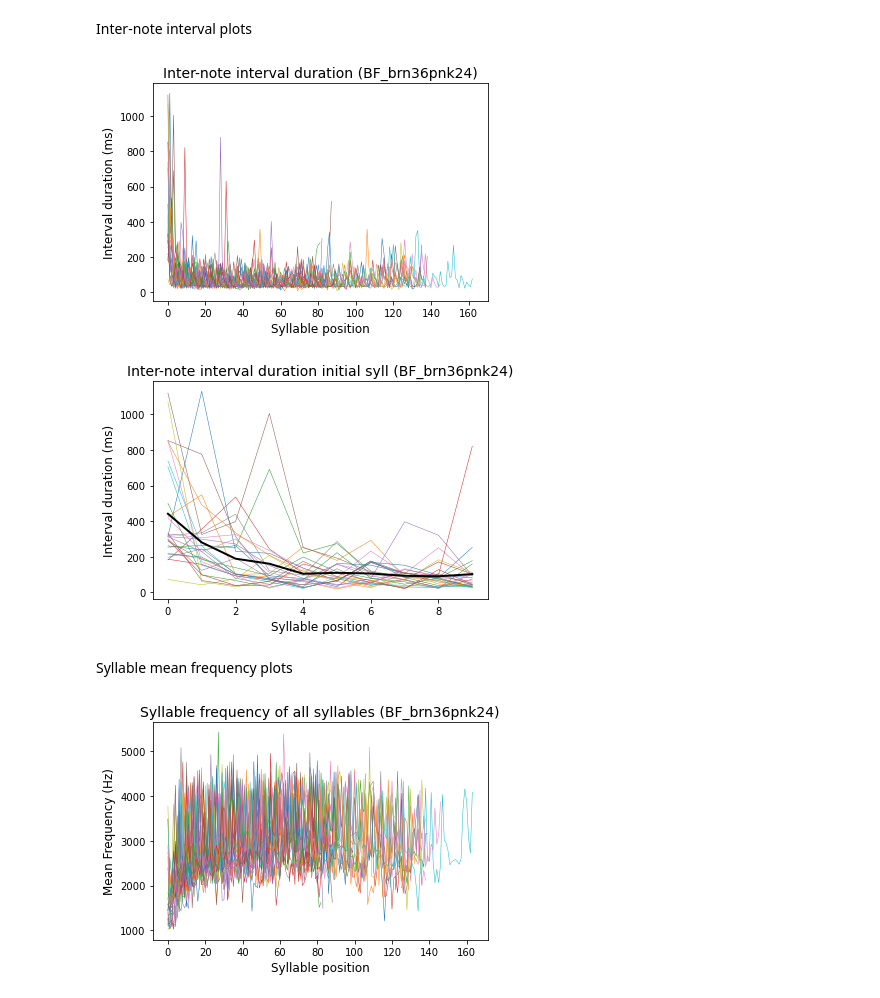
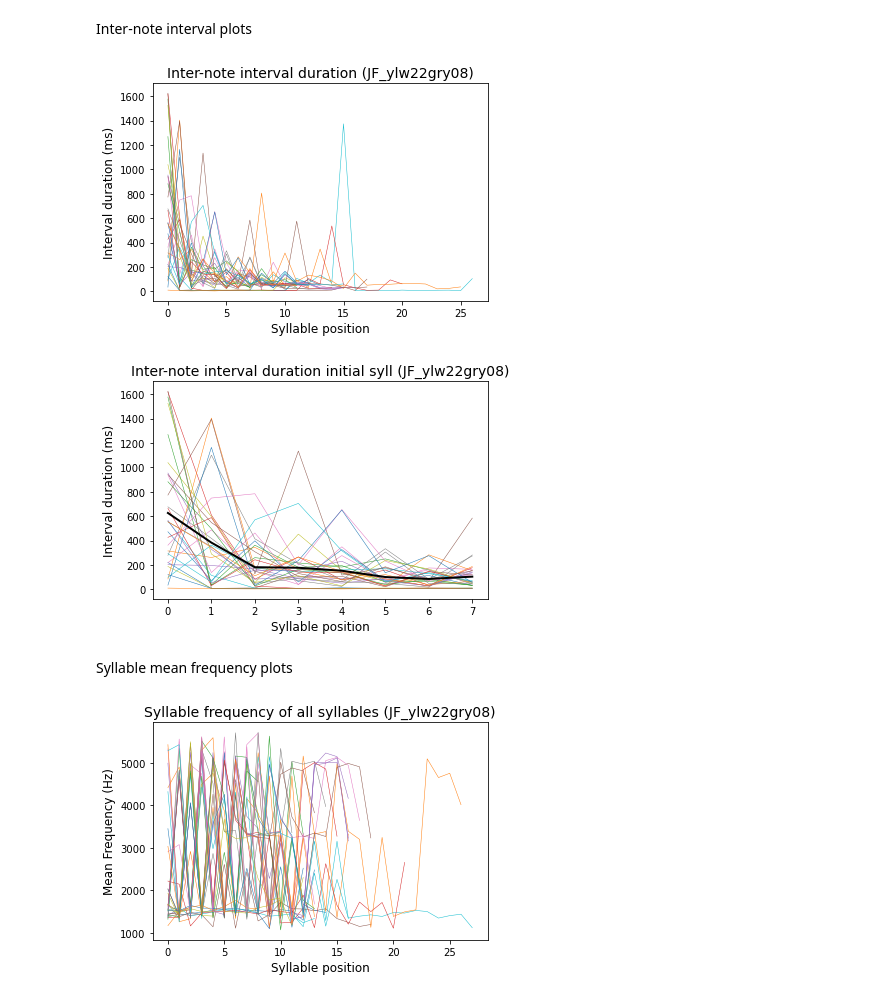
Before and after one commit to vasudha-kulkarni/IN-comparative-analysis, a Jupyter notebook: Quantifying_differences.ipynb, the cells around one changed output. Drawn from its saved outputs; the diff is of its cells as text; code cells hidden in the pictures.

```diff
--- a/Quantifying_differences.ipynb
+++ b/Quantifying_differences.ipynb
@@ -146,7 +146,7 @@ Fraction of unique start syllables: 0.2
 #Import onset-offset data with 'Start-End' rows
 os.chdir('D:\\4th Year\\Semester 7\\BI4313 Sem Project\\IN-comparative-analysis\\IN-comparative-analysis\\OnsetOffsetFiles')
 
-data = pandas.read_csv('BF_brn36pnk24_start_end.csv', header=None,
+data = pandas.read_csv('JF_ylw22gry08_start_end.csv', header=None,
         names = ['FileName', 'Syll #', 'Syll Label',
        ' Syll Onset (ms)', ' Syll Offset (ms)', ' Syll Duration (sec)', ' Mean Frequency (Hz)',
        ' Entropy', 'Log Amplitude (dB)', 'Pitch Goodness', 'FrequencyModulation',
@@ -255,5 +255,5 @@ Average number of syllables in a song bout: 101.29629629629629
 # %%
-mml = 10
+mml = 8
 # %% [markdown]
 3. Number of times the first syllable in a song bout repeats
 # %%
@@ -466,12 +466,12 @@ for i in range(len(internote_int)):
 
 plt.xlabel('Syllable position', fontsize = 12)
 plt.ylabel('Interval duration (ms)', fontsize = 12)
-plt.title('Inter-note interval duration (BF_brn36pnk24)', fontsize = 14)
+plt.title('Inter-note interval duration (JF_ylw22gry08)', fontsize = 14)
 
 #plt.show()
-plt.savefig('05 interval all syllables BF_brn36pnk24.png', dpi = 600)
+plt.savefig('05 interval all syllables JF_ylw22gry08.png', dpi = 600)
 # %% [output]
-[figure, old version]
+[figure, new version]
 # %%
 #To plot first 10 internote interval duration
 
@@ -498,33 +498,33 @@ plt.plot(xaxis, mean_value(int_10syl), 'k', linewidth = 2)
 
 plt.xlabel('Syllable position', fontsize = 12)
 plt.ylabel('Interval duration (ms)', fontsize = 12)
-plt.title('Inter-note interval duration initial syll (BF_brn36pnk24)', fontsize = 14)
+plt.title('Inter-note interval duration initial syll (JF_ylw22gry08)', fontsize = 14)
 
 #plt.show()
-plt.savefig('06 interval syllables BF_brn36pnk24.png', dpi = 600)
+plt.savefig('06 interval syllables JF_ylw22gry08.png', dpi = 600)
 # %% [output]
-[figure, old version]
+[figure, new version]
 # %% [markdown]
 Syllable mean frequency plots
 # %%
 #Syllable frequency
 
 for i in range(len(song_motif)):
     bout = song_motif[i]
     freq = bout[' Mean Frequency (Hz)']
     freq = freq.tolist()
     x = np.arange(len(bout))
     plt.plot(x, freq, linewidth = 0.5)
 
 
 plt.xlabel('Syllable position', fontsize = 12)
 plt.ylabel('Mean Frequency (Hz)', fontsize = 12)
-plt.title('Syllable frequency of all syllables (BF_brn36pnk24)', fontsize = 14)
+plt.title('Syllable frequency of all syllables (JF_ylw22gry08)', fontsize = 14)
 
 #plt.show()
-plt.savefig('07 frequency all syllables BF_brn36pnk24.png', dpi = 600)
+plt.savefig('07 frequency all syllables JF_ylw22gry08.png', dpi = 600)
 # %% [output]
-[figure, old version]
+[figure, new version]
 # %%
 #Syllable mean frequency
 
```
Also changed, not shown: parts of 7 cells of this notebook, 12 other files.
